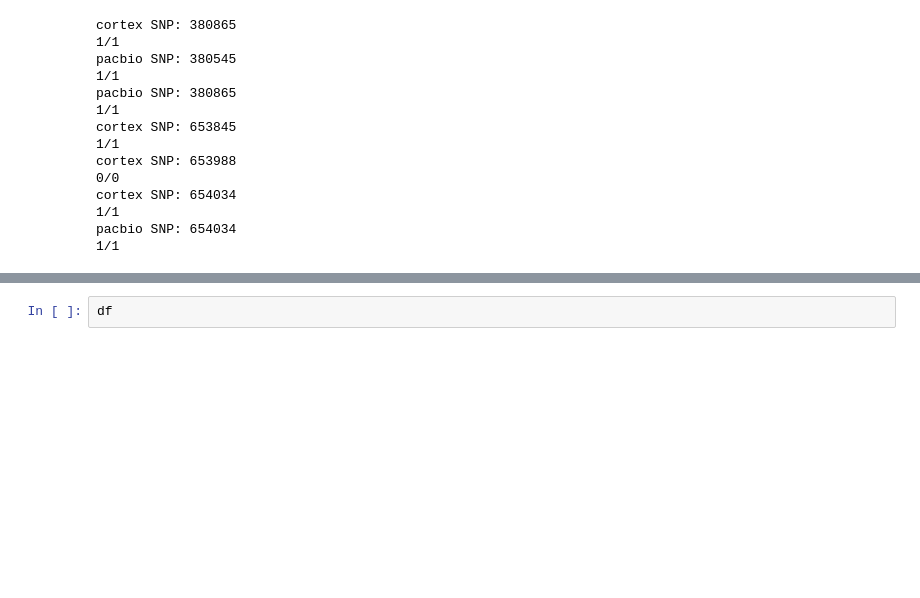
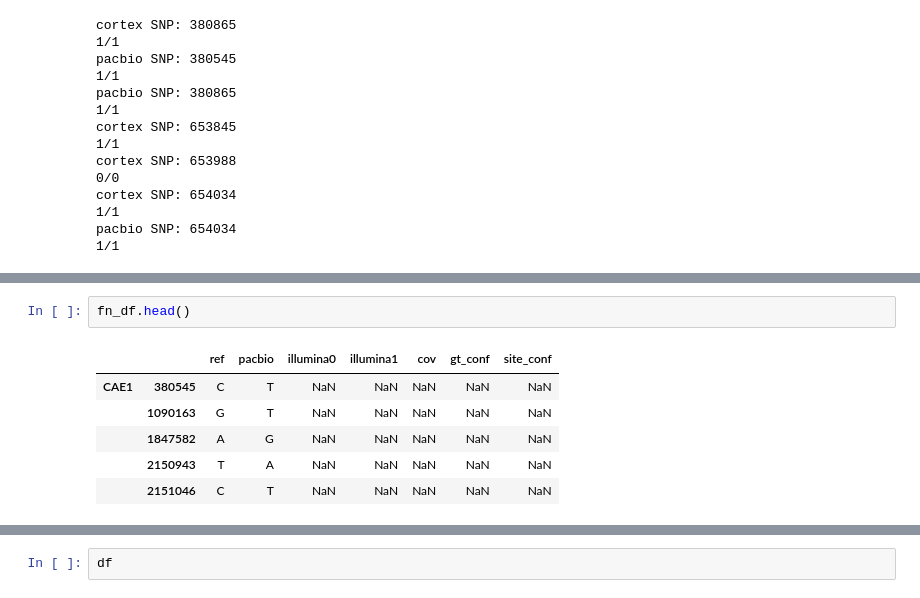
Before and after one commit to peterdfields/hs_vervet, a Jupyter notebook: notebooks/error_check_cortex_african_sabaeus.ipynb, the cells around one changed output, grey strips where cells are left out. Drawn from its saved outputs; the diff is of its cells as text; blank space fills up the shorter version.

```diff
--- a/notebooks/error_check_cortex_african_sabaeus.ipynb
+++ b/notebooks/error_check_cortex_african_sabaeus.ipynb
@@ -205,0 +336,9 @@ print df.iloc[:3]
+# %%
+fn_df.head()
+# %% [output]
+|  |  | ref | pacbio | illumina0 | illumina1 | cov | gt_conf | site_conf |
+| CAE1 | 380545 | C | T | NaN | NaN | NaN | NaN | NaN |
+|  | 1090163 | G | T | NaN | NaN | NaN | NaN | NaN |
+|  | 1847582 | A | G | NaN | NaN | NaN | NaN | NaN |
+|  | 2150943 | T | A | NaN | NaN | NaN | NaN | NaN |
+|  | 2151046 | C | T | NaN | NaN | NaN | NaN | NaN |
```
Also changed, not shown: parts of 26 cells of this notebook.
